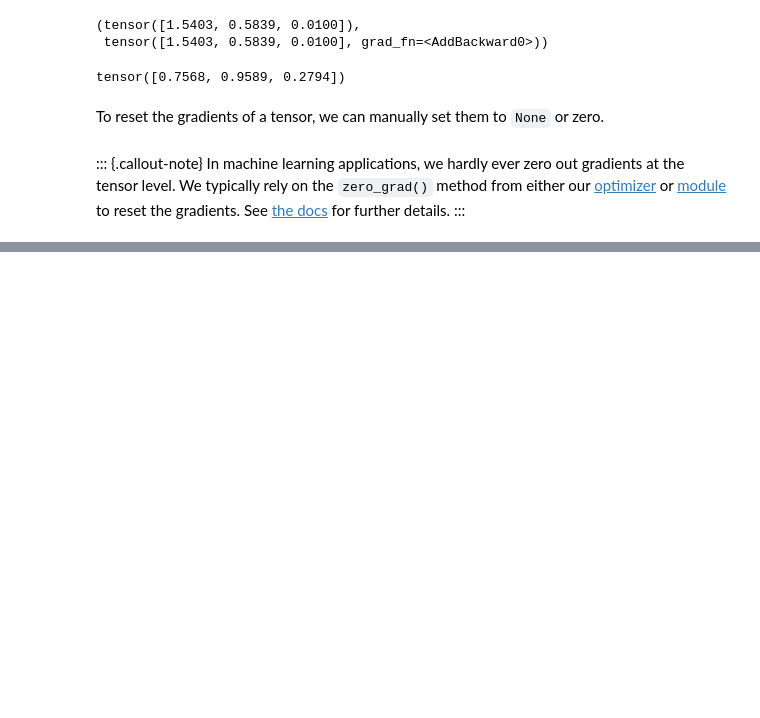
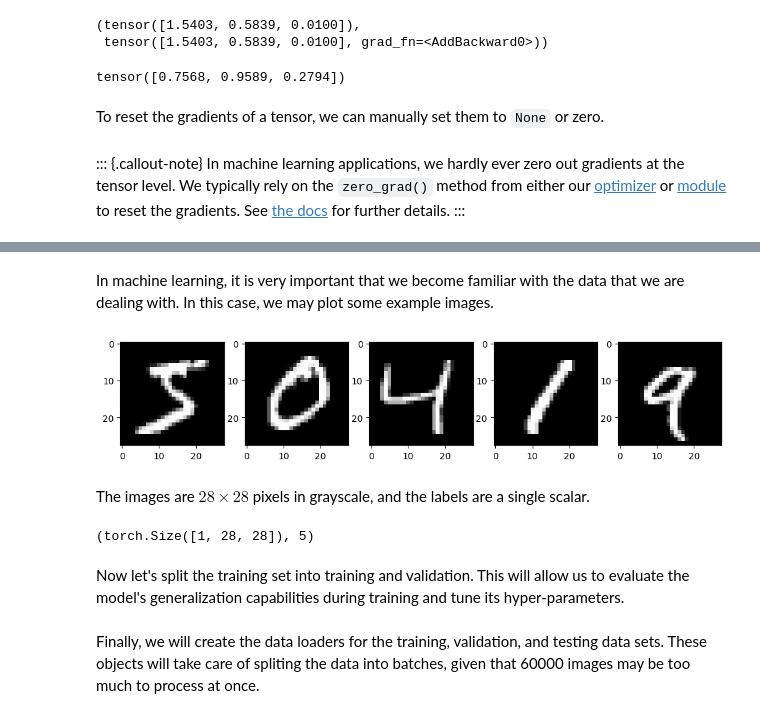
Before and after one commit to BorjaRequena/Neural-Network-Course, a Jupyter notebook: nbs/course/deep_learning/pytorch_intro.ipynb, the cells around one changed output, grey strips where cells are left out. Saved outputs shown, nothing was run; the diff lists cells and outputs as text; code cells hidden in the pictures; blank space fills up the shorter version.

Commit message:
neural networks with torch

```diff
--- a/nbs/course/deep_learning/pytorch_intro.ipynb
+++ b/nbs/course/deep_learning/pytorch_intro.ipynb
@@ -110,0 +123,11 @@ See [the docs](https://pytorch.org/tutorials/recipes/recipes/zeroing_out_gradien
+# %%
+from torchvision.datasets import MNIST
+from torchvision.transforms import ToTensor
+from torch.utils.data import DataLoader, random_split
+
+
+mnist_train = MNIST(root="data", train=True, download=True, transform=ToTensor())
+mnist_test = MNIST(root="data", train=False, download=True, transform=ToTensor())
+
+print(mnist_train)
+print(mnist_test)
@@ -110,0 +147,34 @@ See [the docs](https://pytorch.org/tutorials/recipes/recipes/zeroing_out_gradien
+# %% [markdown]
+In machine learning, it is very important that we become familiar with the data that we are dealing with.
+In this case, we may plot some example images.
+# %%
+#| code-fold: true
+import matplotlib.pyplot as plt
+
+def plot_image(ax, image: torch.Tensor, label: int | None = None):
+    "Plot a single image."
+    ax.imshow(image.squeeze(), cmap="gray")
+    if label is not None:
+        ax.set_title(f"Pred: {label}")
+
+def plot_examples(dataset):
+    "Plot 5 examples from the MNIST dataset."
+    _, axes = plt.subplots(1, 5, figsize=(12, 3))
+    for i, ax in enumerate(axes):
+        image, label = dataset[i]
+        plot_image(ax, image)
+    plt.show()
+
+plot_examples(mnist_train)
+# %% [output]
+[figure, added]
+# %% [markdown]
+The images are $28 \times 28$ pixels in grayscale, and the labels are a single scalar.
+# %%
+image, label = mnist_train[0]
+image.shape, label
+# %% [output]
+(torch.Size([1, 28, 28]), 5)
+# %% [markdown]
+Now let's split the training set into training and validation.
+This will allow us to evaluate the model's generalization capabilities during training and tune its hyper-parameters.
@@ -110,0 +183,3 @@ See [the docs](https://pytorch.org/tutorials/recipes/recipes/zeroing_out_gradien
+# %% [markdown]
+Finally, we will create the data loaders for the training, validation, and testing data sets.
+These objects will take care of spliting the data into batches, given that 60000 images may be too much to process at once.
```
Also changed, not shown: parts of 25 cells of this notebook, 1 other file.
